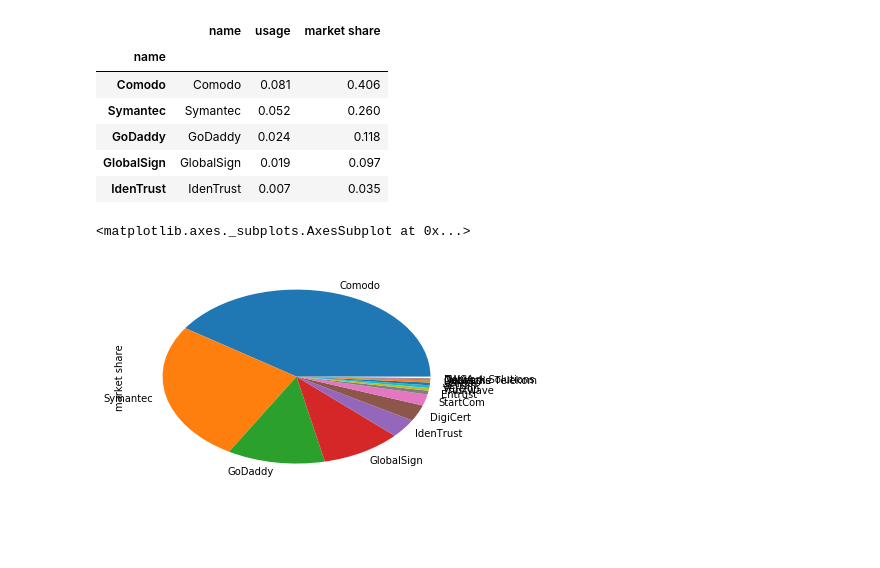
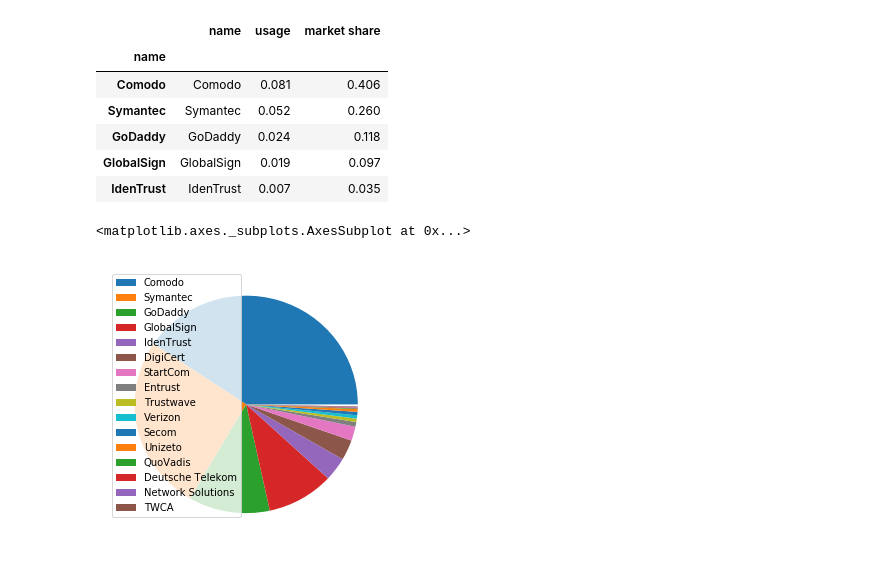
Before and after one commit to elsehow/limits-17, a Jupyter notebook: data/graph-generator.ipynb, the cells around one changed output. Cells and saved outputs as stored; diff of their text form; code cells hidden in the pictures; blank space fills up the shorter version.

Commit message:
graphs (but no captions)

```diff
--- a/data/graph-generator.ipynb
+++ b/data/graph-generator.ipynb
@@ -5,5 +5,10 @@ def p2f(x):
     if x.startswith('<'):
         return 0.001
     return float(x.strip('%'))/100
+
+def pie (df, y, axis=None, figsize=(5,5)):
+    p = df.plot.pie(y=y, ax=axis, legend=True, labels=None, figsize=figsize)
+    p.set_ylabel('')
+    return p
 # %% [output]
 Populating the interactive namespace from numpy and matplotlib
@@ -20,11 +27,11 @@ cas.head()
 | GoDaddy | GoDaddy | 0.024 | 0.118 |
 | GlobalSign | GlobalSign | 0.019 | 0.097 |
 | IdenTrust | IdenTrust | 0.007 | 0.035 |
-# %%
-cas[['name', 'market share']].plot.pie(y='market share', legend=False)
-# %% [output]
-<matplotlib.axes._subplots.AxesSubplot at 0x...>
-[figure, removed]
+# %%
+pie(cas, 'market share')
+# %% [output]
+<matplotlib.axes._subplots.AxesSubplot at 0x...>
+[figure, added]
 # %%
 browsers = pd.read_csv('browser-market-share-2016.csv', sep="\t", converters={'December':p2f})
 browsers.index = browsers['Browser']
```
Also changed, not shown: parts of 4 cells of this notebook, 5 other files.
